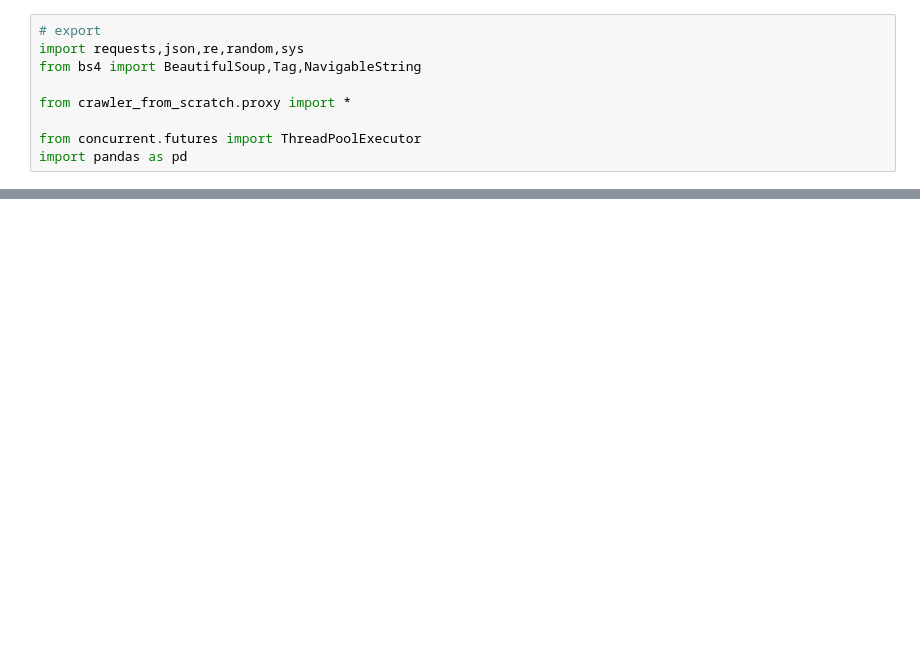
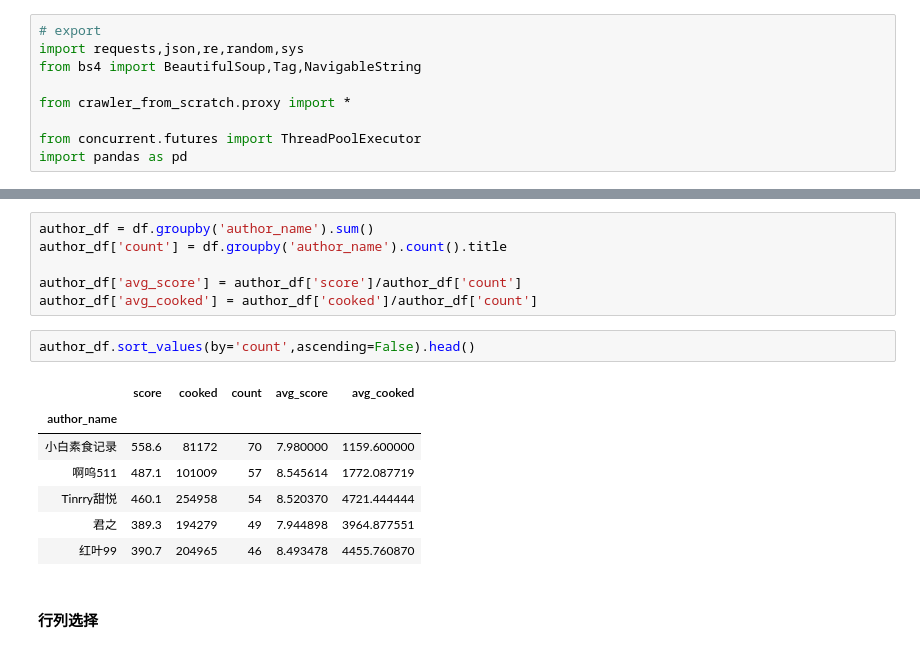
Before and after one commit to neo4dev/crawler_from_scratch, a Jupyter notebook: 13_Data_Analysis.ipynb, the cells around one changed output, grey strips where cells are left out. Cells and saved outputs as stored; diff of their text form; blank space fills up the shorter version.

```diff
--- a/13_Data_Analysis.ipynb
+++ b/13_Data_Analysis.ipynb
@@ -106,0 +101,18 @@ Counter(ings_list).most_common(20)
+# %%
+author_df = df.groupby('author_name').sum()
+author_df['count'] = df.groupby('author_name').count().title
+
+author_df['avg_score'] = author_df['score']/author_df['count']
+author_df['avg_cooked'] = author_df['cooked']/author_df['count']
+# %%
+author_df.sort_values(by='count',ascending=False).head()
+# %% [output]
+|  | score | cooked | count | avg_score | avg_cooked |
+| author_name |  |  |  |  |  |
+| 小白素食记录 | 558.6 | 81172 | 70 | 7.980000 | 1159.600000 |
+| 啊呜511 | 487.1 | 101009 | 57 | 8.545614 | 1772.087719 |
+| Tinrry甜悦 | 460.1 | 254958 | 54 | 8.520370 | 4721.444444 |
+| 君之 | 389.3 | 194279 | 49 | 7.944898 | 3964.877551 |
+| 红叶99 | 390.7 | 204965 | 46 | 8.493478 | 4455.760870 |
+# %% [markdown]
+#### 行列选择
```
Also changed, not shown: parts of 39 cells of this notebook, 11 other files.
